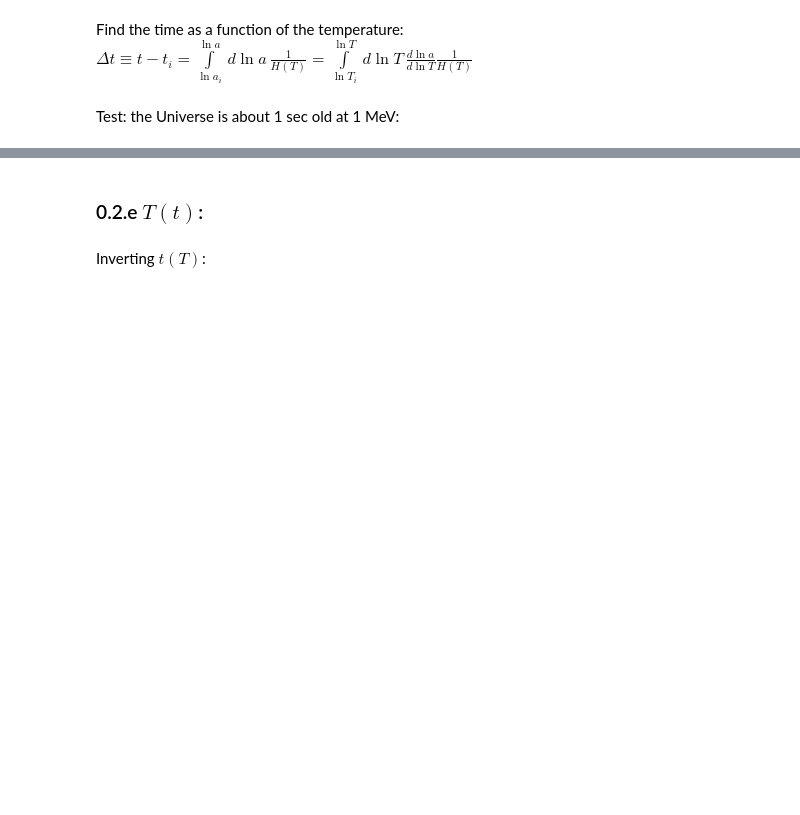
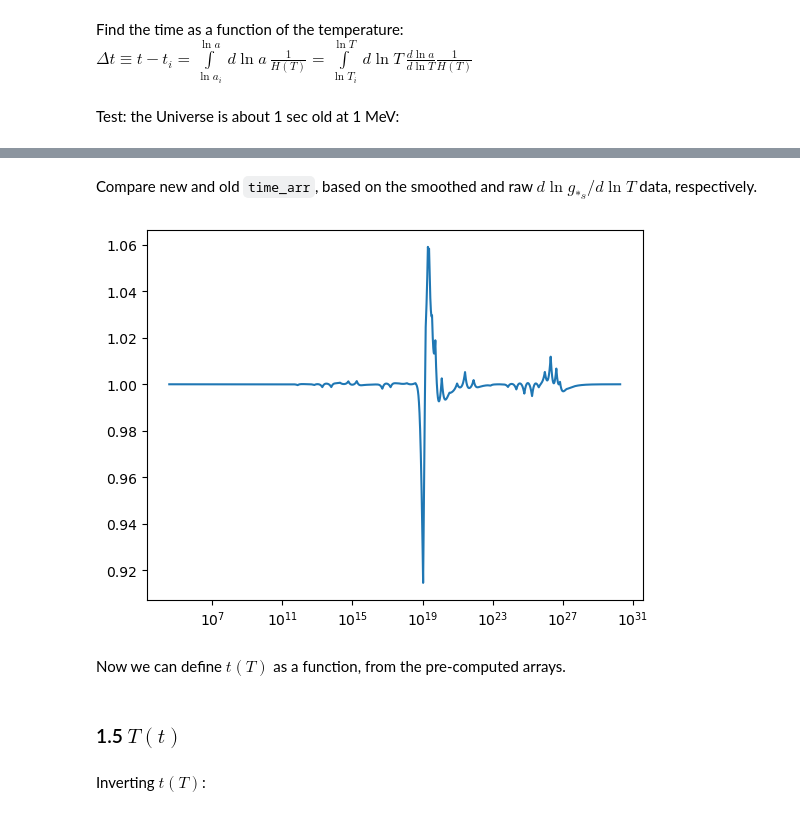
Before and after one commit to ManuelBuenAbad/axion_mcmc, a Jupyter notebook: axion_evol.ipynb, the cells around one changed output, grey strips where cells are left out. Drawn from its saved outputs; the diff is of its cells as text; code cells hidden in the pictures; blank space fills up the shorter version.

```diff
--- a/axion_evol.ipynb
+++ b/axion_evol.ipynb
@@ -350,5 +377,5 @@ The full time array is given by the cumulative sum of these small time intervals
 # %%
-time_arr = np.genfromtxt('./data/time_arr.csv', delimiter=',')
+time_arr = np.genfromtxt(path_to_data+'time_arr.csv', delimiter=',')
 # %%
 time_arr
 # %% [output]
@@ -356,0 +384,13 @@ array([0.00000000e+00, 3.60752666e+04, 7.21871009e+04, ...,
+# %% [markdown]
+Compare new and old `time_arr`, based on the smoothed and raw $d \ln g_{*s}/d \ln T$ data, respectively.
+# %%
+old_time_arr = np.genfromtxt(path_to_data+'old_time_arr.csv', delimiter=',')
+
+plt.plot(time_arr[1:], old_time_arr[1:]/time_arr[1:])
+plt.xscale('log')
+
+del old_time_arr
+# %% [output]
+[figure, added]
+# %% [markdown]
+Now we can define $t(T)$ as a function, from the pre-computed arrays.
@@ -357,5 +425,5 @@ array([0.00000000e+00, 3.60752666e+04, 7.21871009e+04, ...,
 # %% [markdown]
-### 0.2.e $T(t)$:
+### 1.5 $T(t)$
 # %% [markdown]
 Inverting $t(T)$:
 # %%
```
Also changed, not shown: parts of 161 cells of this notebook, 2 other files.
